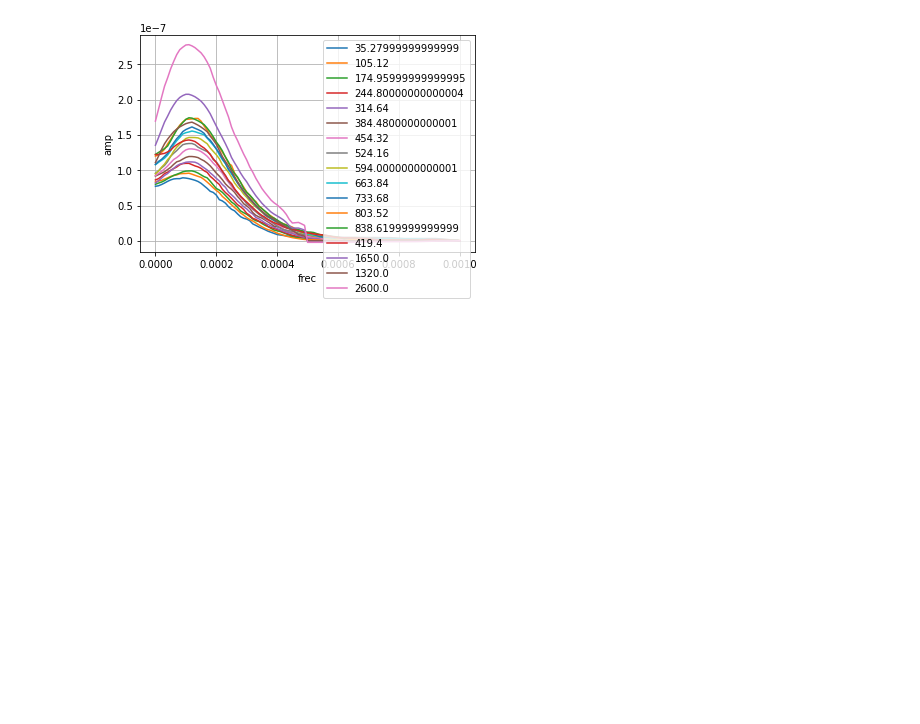
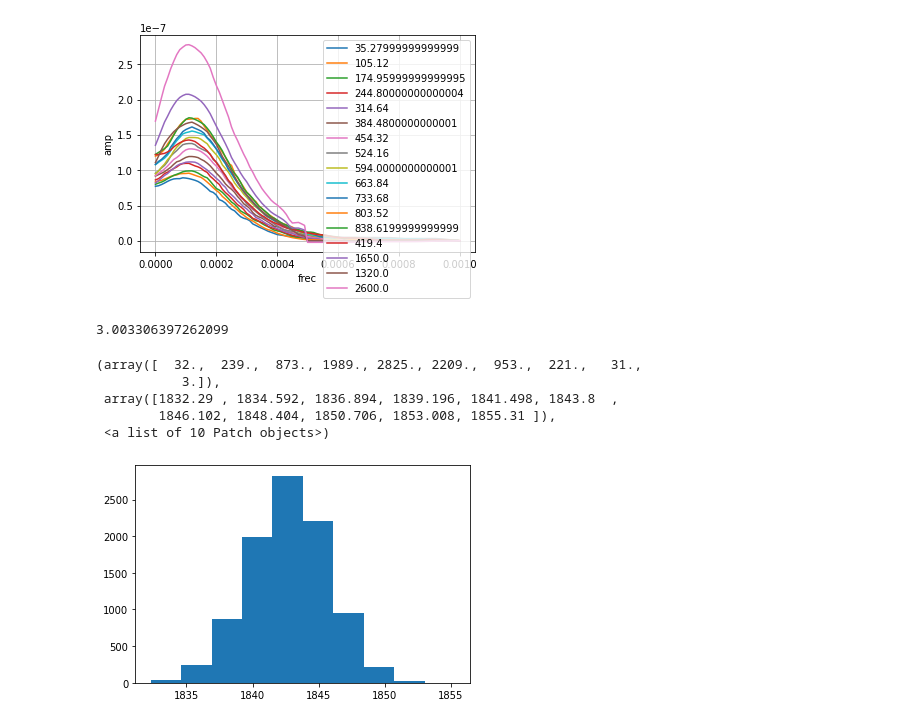
Before and after one commit to HaiwangYu/dune-vd-dev, a Jupyter notebook: plot-noise-spectra.ipynb, the cells around one changed output. Cells and saved outputs as stored; diff of their text form; code cells hidden in the pictures; blank space fills up the shorter version.

```diff
--- a/plot-noise-spectra.ipynb
+++ b/plot-noise-spectra.ipynb
@@ -113,3 +113,15 @@ test = json.loads(bz2.BZ2File("dunevd10kt_3view_30deg_noise_spectra_v1.json.bz2"
 plot_wire_specs(test[0:17])
 # %% [output]
 [figure]
+# %%
+noise = np.genfromtxt('bin-content-protodune-noise-1.txt', delimiter=' ')
+print(np.std(noise))
+plt.hist(noise)
+# %% [output]
+3.003306397262099
+(array([  32.,  239.,  873., 1989., 2825., 2209.,  953.,  221.,   31.,
+           3.]),
+ array([1832.29 , 1834.592, 1836.894, 1839.196, 1841.498, 1843.8  ,
+        1846.102, 1848.404, 1850.706, 1853.008, 1855.31 ]),
+ <a list of 10 Patch objects>)
+[figure, added]
```
Also changed, not shown: parts of 3 cells of this notebook.
